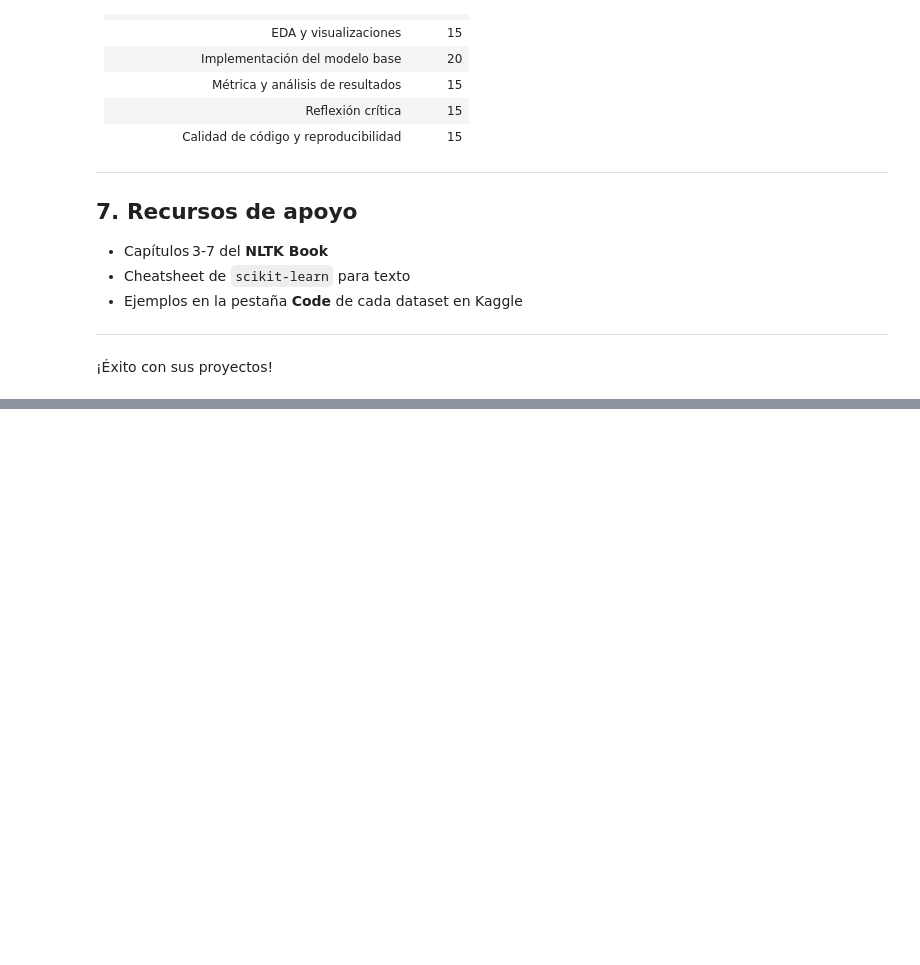
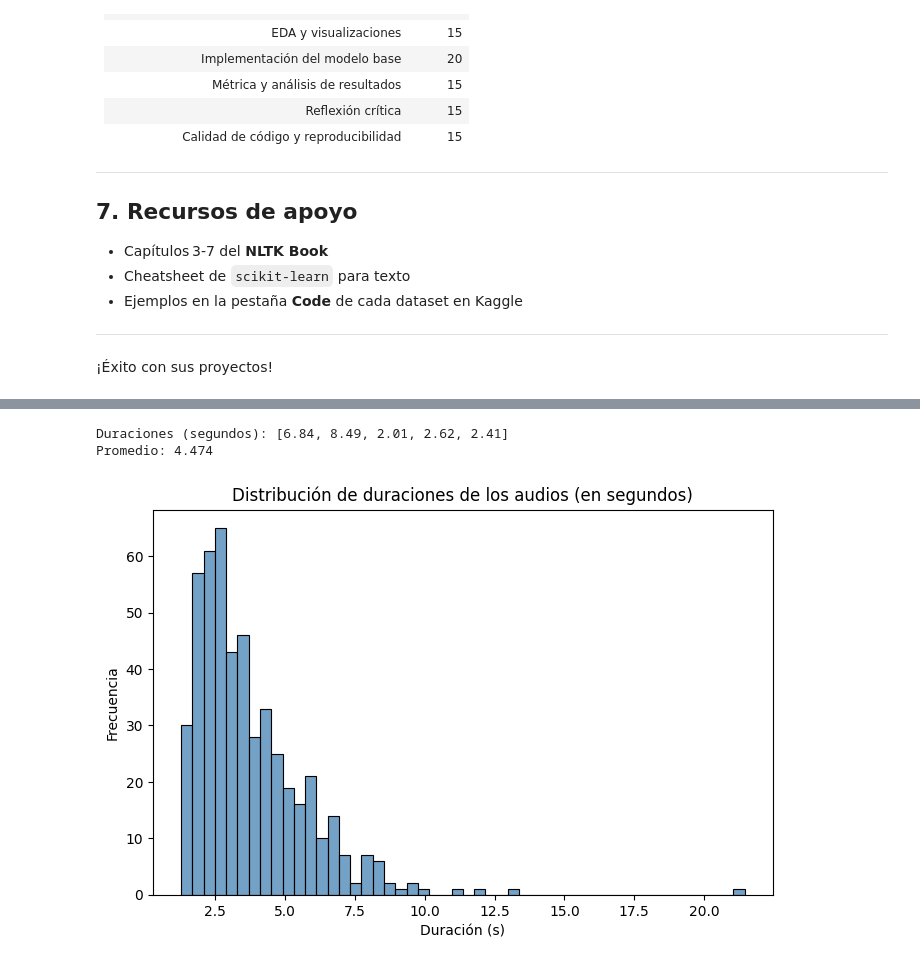
Before and after one commit to davidlealo/sic_ai_2025_sept, a Jupyter notebook: 4_pnl/clase_29.ipynb, the cells around one changed output, grey strips where cells are left out. Drawn from its saved outputs; the diff is of its cells as text; code cells hidden in the pictures; blank space fills up the shorter version.

```diff
--- a/4_pnl/clase_29.ipynb
+++ b/4_pnl/clase_29.ipynb
@@ -104,0 +170,10 @@ Los archivos deben subirse a GitHub o Classroom **durante la clase 27**.
+# %%
+import pandas as pd
+import os
+
+ruta_base = "/kaggle/input/120h-spanish-speech/asr-spanish-v1-carlfm01"
+ruta_csv = os.path.join(ruta_base, "files.csv")
+
+df = pd.read_csv(ruta_csv)
+print(df.head())
+print("\nColumnas:", df.columns.tolist())
@@ -104,0 +219,40 @@ Los archivos deben subirse a GitHub o Classroom **durante la clase 27**.
+# %%
+duraciones = []
+for i in range(5):
+    ruta_audio = os.path.join(ruta_base, df.iloc[i]["wav_filename"])
+    y, sr = librosa.load(ruta_audio, sr=None)
+    duraciones.append(len(y)/sr)
+
+print("Duraciones (segundos):", duraciones)
+print("Promedio:", sum(duraciones)/len(duraciones))
+# %% [output]
+Duraciones (segundos): [6.84, 8.49, 2.01, 2.62, 2.41]
+Promedio: 4.474
+# %%
+import matplotlib.pyplot as plt
+import seaborn as sns
+import numpy as np
+import librosa
+import os
+
+# Calcular la duración de algunos audios (esto puede demorar, así que limita la muestra)
+muestras = 500  # o menos si estás en Colab
+duraciones = []
+
+for i in range(min(muestras, len(df))):
+    ruta_audio = os.path.join(ruta_base, df.iloc[i]["wav_filename"])
+    y, sr = librosa.load(ruta_audio, sr=None)
+    duraciones.append(len(y)/sr)
+
+# Agregar al dataframe
+df_sample = df.iloc[:len(duraciones)].copy()
+df_sample["duration_sec"] = duraciones
+# %%
+plt.figure(figsize=(8,5))
+sns.histplot(df_sample["duration_sec"], bins=50, color='steelblue')
+plt.title("Distribución de duraciones de los audios (en segundos)")
+plt.xlabel("Duración (s)")
+plt.ylabel("Frecuencia")
+plt.show()
+# %% [output]
+[figure, added]
```
Also changed, not shown: parts of 38 cells of this notebook.
